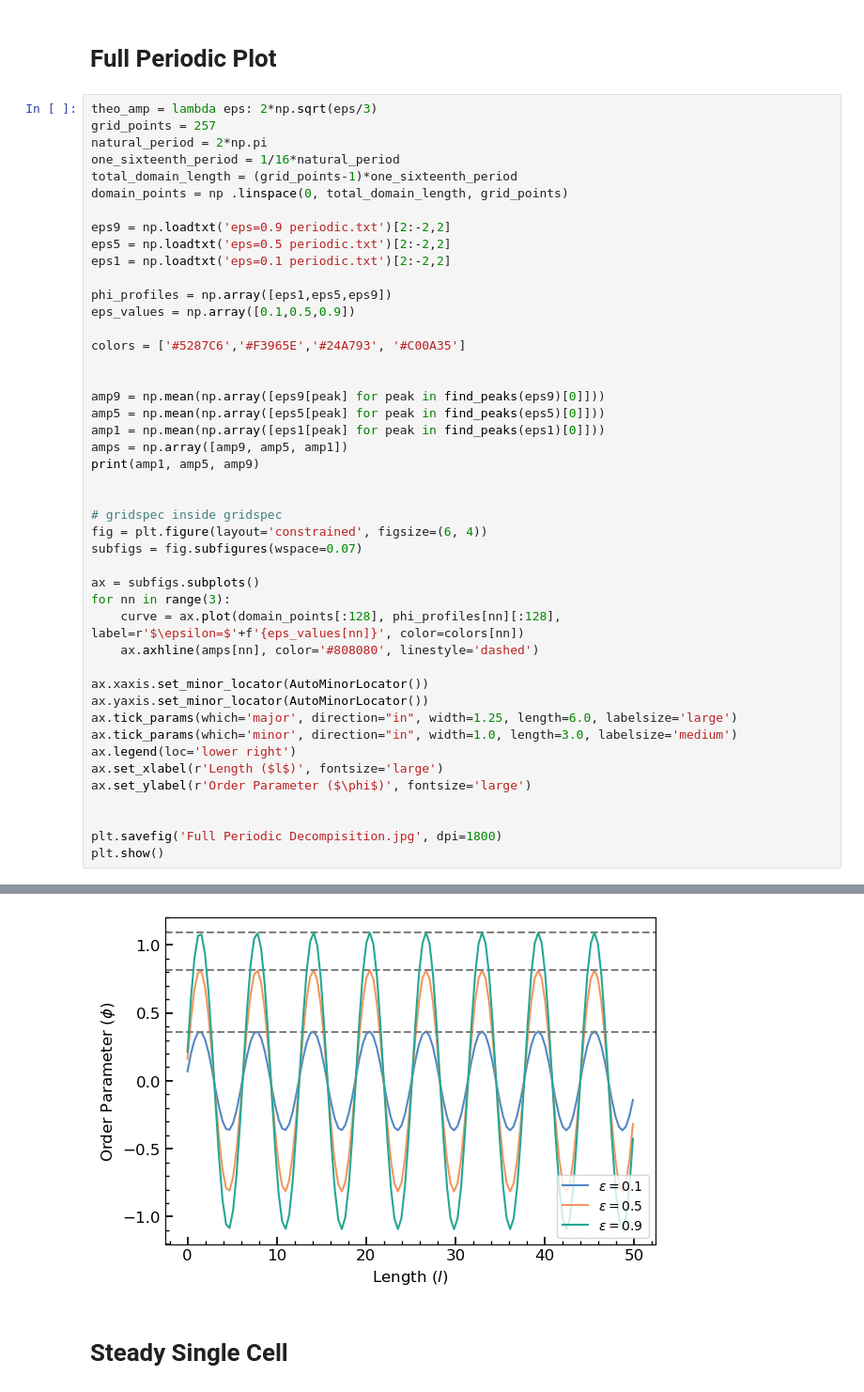
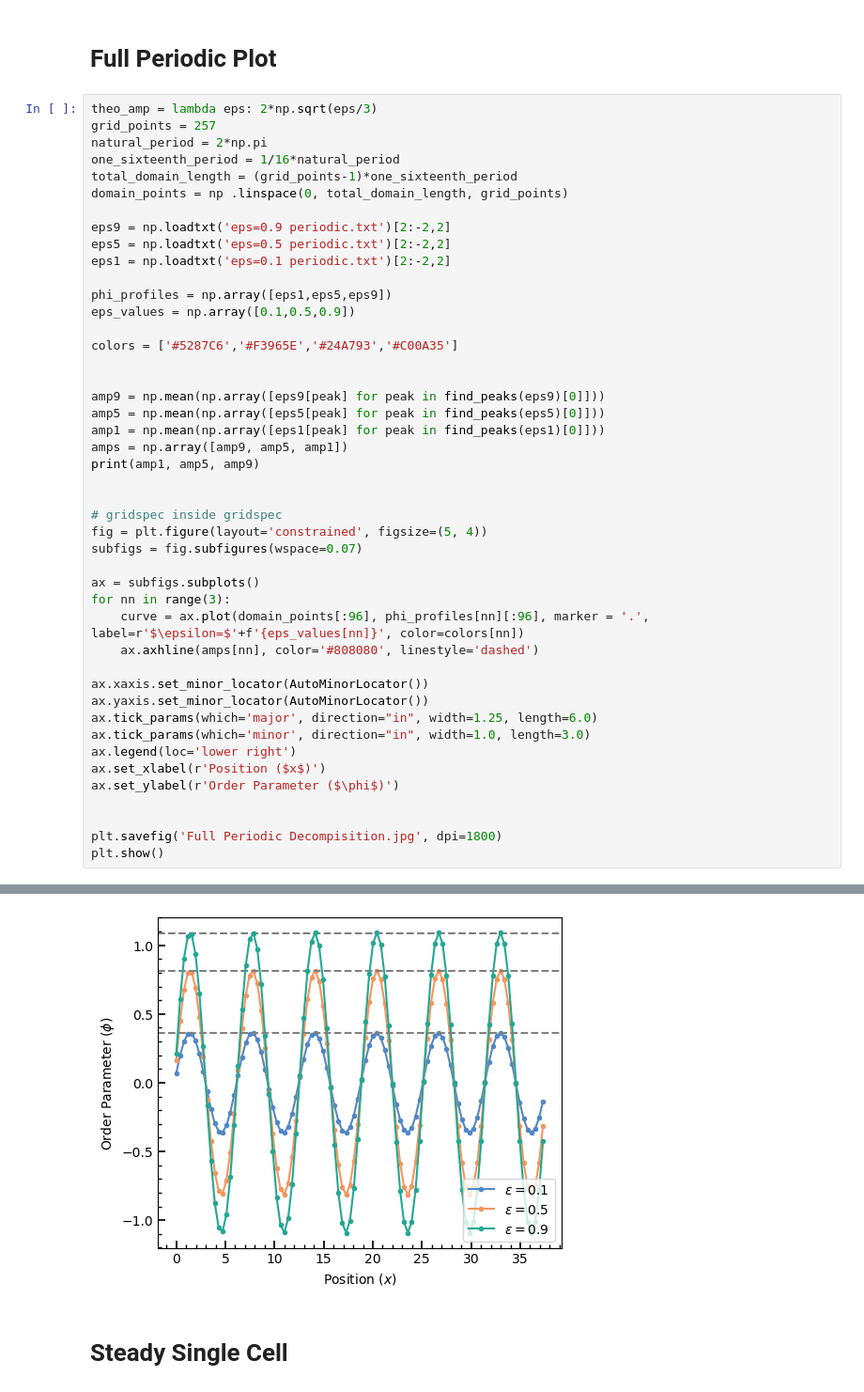
Before and after one commit to Twomac/pattern-formation-and-cellular-growth, a Jupyter notebook: Report Figures.ipynb, the cells around one changed output, grey strips where cells are left out. Shown: that part at 94% size. Saved outputs shown, nothing was run; the diff lists cells and outputs as text.

```diff
--- a/Report Figures.ipynb
+++ b/Report Figures.ipynb
@@ -18,41 +20,41 @@ eps5 = np.loadtxt('eps=0.5 periodic.txt')[2:-2,2]
 eps1 = np.loadtxt('eps=0.1 periodic.txt')[2:-2,2]
 
 phi_profiles = np.array([eps1,eps5,eps9])
 eps_values = np.array([0.1,0.5,0.9])
 
-colors = ['#5287C6','#F3965E','#24A793', '#C00A35']
+colors = ['#5287C6','#F3965E','#24A793','#C00A35']
 
 
 amp9 = np.mean(np.array([eps9[peak] for peak in find_peaks(eps9)[0]]))
 amp5 = np.mean(np.array([eps5[peak] for peak in find_peaks(eps5)[0]]))
 amp1 = np.mean(np.array([eps1[peak] for peak in find_peaks(eps1)[0]]))
 amps = np.array([amp9, amp5, amp1])
 print(amp1, amp5, amp9)
 
 
 # gridspec inside gridspec
-fig = plt.figure(layout='constrained', figsize=(6, 4))
+fig = plt.figure(layout='constrained', figsize=(5, 4))
 subfigs = fig.subfigures(wspace=0.07)
 
 ax = subfigs.subplots()
 for nn in range(3):
-    curve = ax.plot(domain_points[:128], phi_profiles[nn][:128], label=r'$\epsilon=$'+f'{eps_values[nn]}', color=colors[nn])
+    curve = ax.plot(domain_points[:96], phi_profiles[nn][:96], marker = '.', label=r'$\epsilon=$'+f'{eps_values[nn]}', color=colors[nn])
     ax.axhline(amps[nn], color='#808080', linestyle='dashed')
 
 ax.xaxis.set_minor_locator(AutoMinorLocator())
 ax.yaxis.set_minor_locator(AutoMinorLocator())
-ax.tick_params(which='major', direction="in", width=1.25, length=6.0, labelsize='large')
-ax.tick_params(which='minor', direction="in", width=1.0, length=3.0, labelsize='medium')
+ax.tick_params(which='major', direction="in", width=1.25, length=6.0)
+ax.tick_params(which='minor', direction="in", width=1.0, length=3.0)
 ax.legend(loc='lower right')
-ax.set_xlabel(r'Length ($l$)', fontsize='large')
-ax.set_ylabel(r'Order Parameter ($\phi$)', fontsize='large')
+ax.set_xlabel(r'Position ($x$)')
+ax.set_ylabel(r'Order Parameter ($\phi$)')
 
 
 plt.savefig('Full Periodic Decompisition.jpg', dpi=1800)
 plt.show()
 # %% [output]
 0.3627719820611709 0.8131067421886655 1.0897460342906164
-[figure, old version]
+[figure, new version]
 # %% [markdown]
 # Steady Single Cell
 # %%
```
Also changed, not shown: parts of 14 cells of this notebook, 34 other files.
